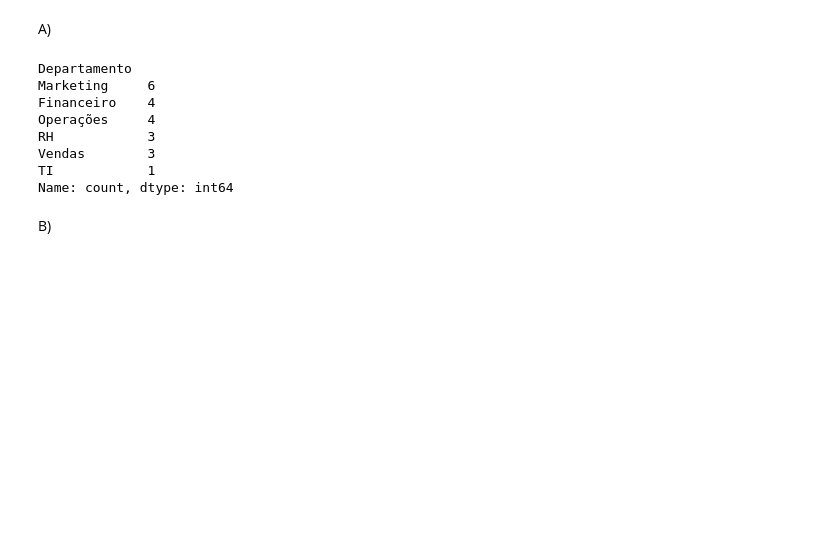
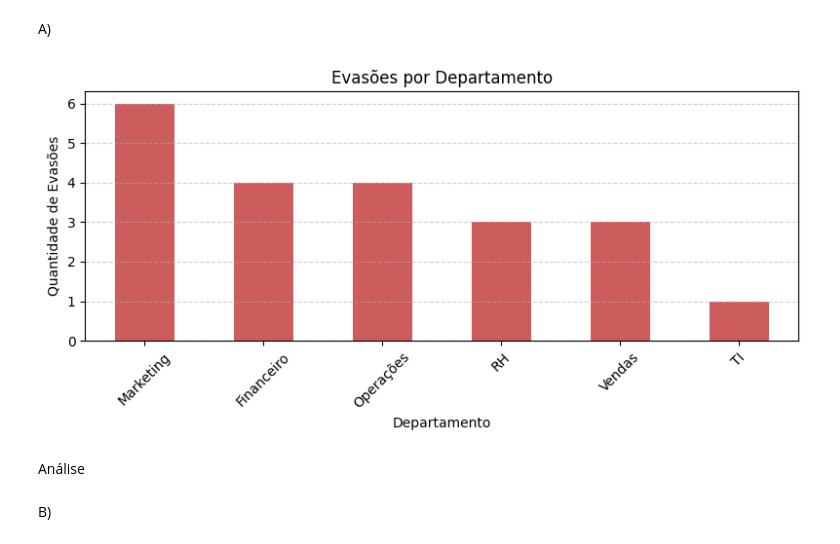
Before and after one commit to greickz/data-science-2026-sem1, a Jupyter notebook: analise.ipynb, the cells around one changed output. Drawn from its saved outputs; the diff is of its cells as text; code cells hidden in the pictures; blank space fills up the shorter version.

Commit message:
fazer a análise

```diff
--- a/analise.ipynb
+++ b/analise.ipynb
@@ -24,17 +26,19 @@ print(df)
 Exercicio 1
 # %% [markdown]
 A)
-# %%
-evasoes = df[df['Evadiu'] == 'Sim'].value_counts('Departamento')
-print(evasoes)
-# %% [output]
-Departamento
-Marketing     6
-Financeiro    4
-Operações     4
-RH            3
-Vendas        3
-TI            1
-Name: count, dtype: int64
+# %%
+evasoes = df[df['Evadiu'] == 'Sim'].value_counts('Departamento')
+evasoes.plot(kind='bar', color='indianred', figsize=(8, 4))
+plt.title("Evasões por Departamento")
+plt.xlabel("Departamento")
+plt.ylabel("Quantidade de Evasões")
+plt.grid(axis='y', linestyle='--', alpha=0.6)
+plt.xticks(rotation=45)
+plt.tight_layout()
+plt.show()
+# %% [output]
+[figure, added]
+# %% [markdown]
+Análise
 # %% [markdown]
 B)
```
Also changed, not shown: parts of 35 cells of this notebook, 1 other file.
